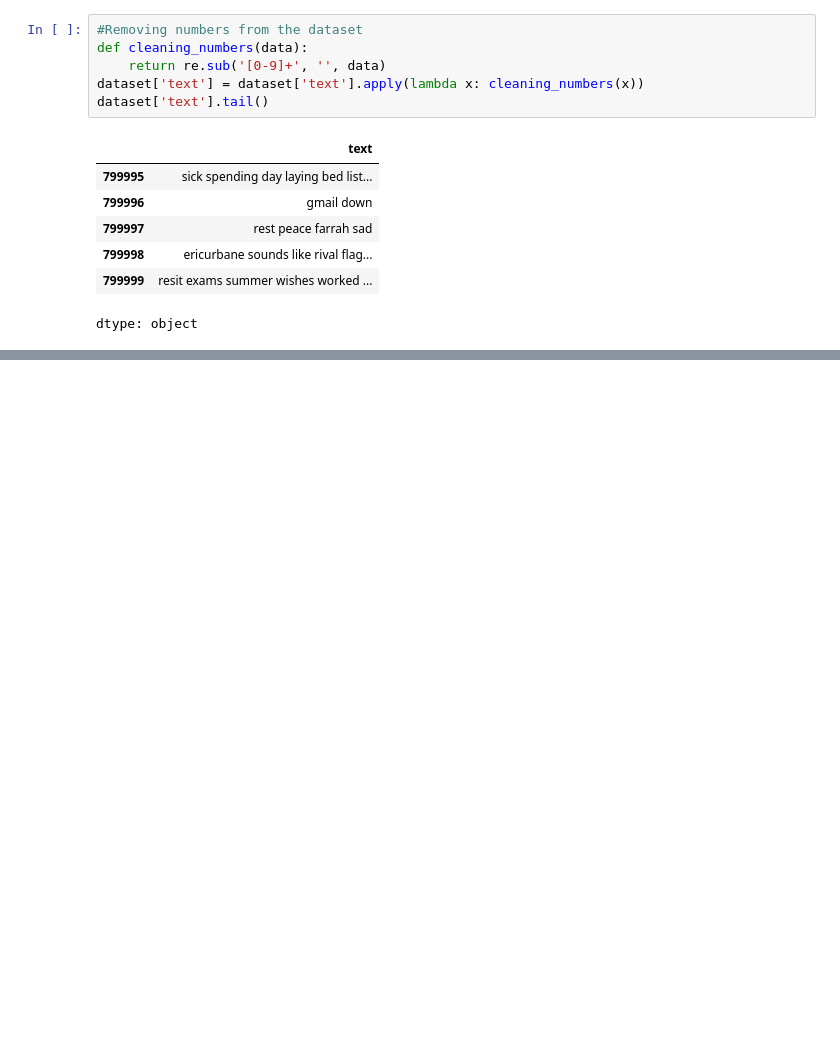
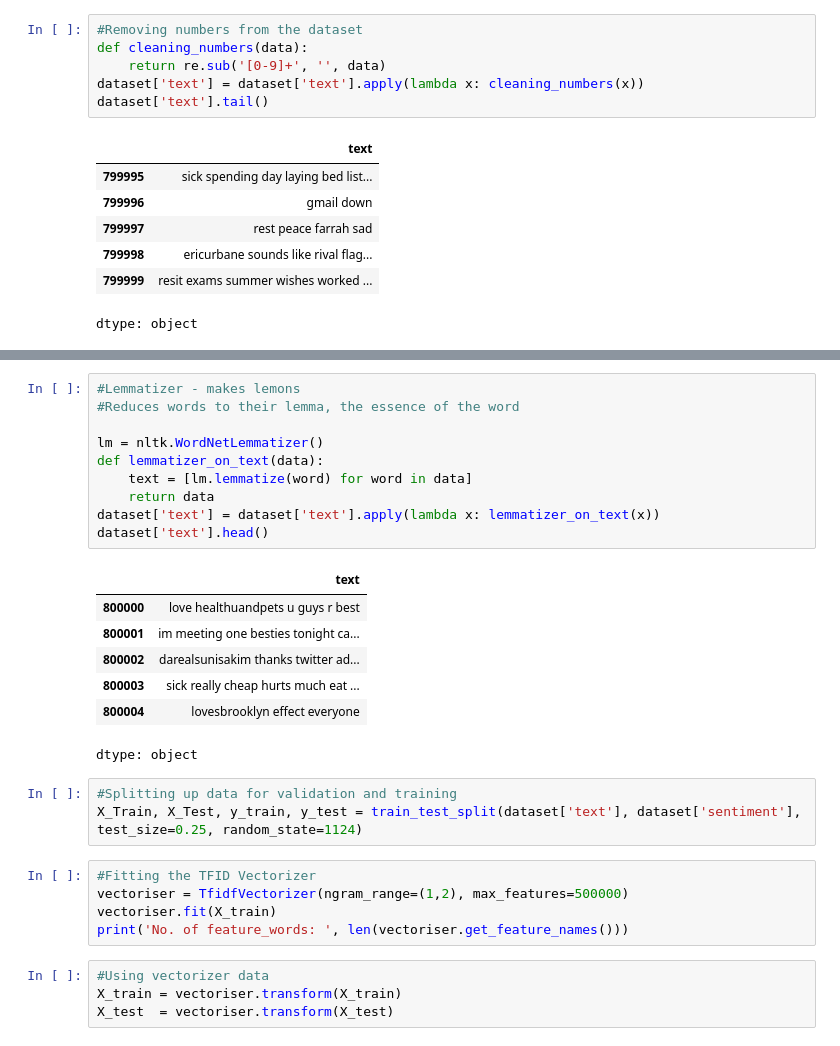
Before and after one commit to rmoberly91/Sentiment-Analysis-System, a Jupyter notebook: TwitterNLP.ipynb, the cells around one changed output, grey strips where cells are left out. Drawn from its saved outputs; the diff is of its cells as text; blank space fills up the shorter version.

```diff
--- a/TwitterNLP.ipynb
+++ b/TwitterNLP.ipynb
@@ -161,0 +180,30 @@ dtype: object
+# %%
+#Lemmatizer - makes lemons
+#Reduces words to their lemma, the essence of the word
+
+lm = nltk.WordNetLemmatizer()
+def lemmatizer_on_text(data):
+    text = [lm.lemmatize(word) for word in data]
+    return data
+dataset['text'] = dataset['text'].apply(lambda x: lemmatizer_on_text(x))
+dataset['text'].head()
+# %% [output]
+|  | text |
+| 800000 | love healthuandpets u guys r best |
+| 800001 | im meeting one besties tonight ca... |
+| 800002 | darealsunisakim thanks twitter ad... |
+| 800003 | sick really cheap hurts much eat ... |
+| 800004 | lovesbrooklyn effect everyone |
+dtype: object
+# %%
+#Splitting up data for validation and training
+X_Train, X_Test, y_train, y_test = train_test_split(dataset['text'], dataset['sentiment'], test_size=0.25, random_state=1124)
+# %%
+#Fitting the TFID Vectorizer
+vectoriser = TfidfVectorizer(ngram_range=(1,2), max_features=500000)
+vectoriser.fit(X_train)
+print('No. of feature_words: ', len(vectoriser.get_feature_names()))
+# %%
+#Using vectorizer data
+X_train = vectoriser.transform(X_train)
+X_test  = vectoriser.transform(X_test)
```
Also changed, not shown: parts of 2 cells of this notebook.
